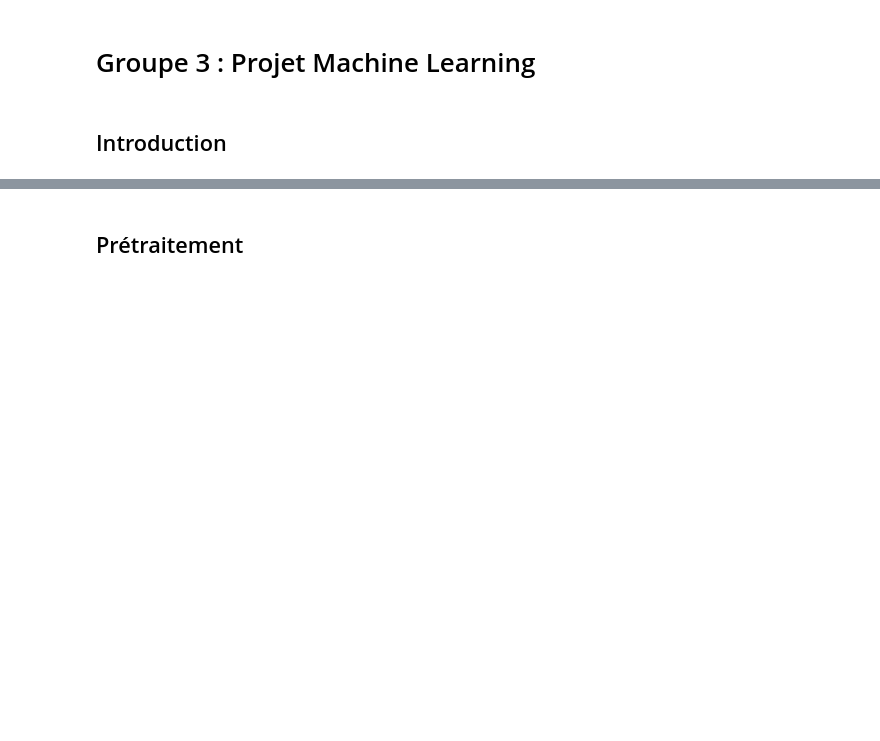
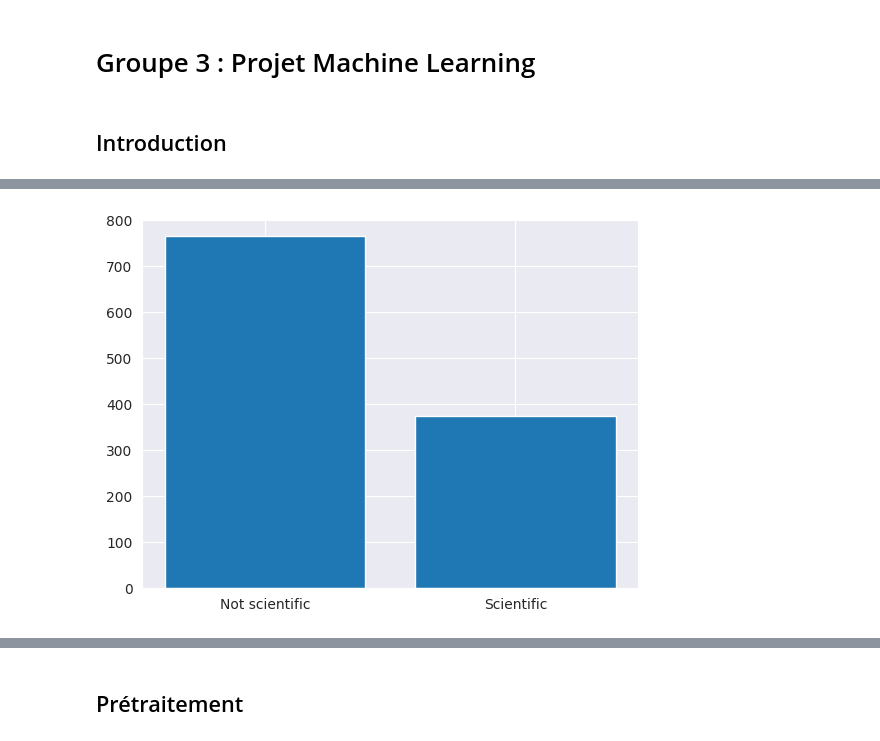
Before and after one commit to RaphaelRibes/machine-learning, a Jupyter notebook: notebook.ipynb, the cells around one changed output, grey strips where cells are left out. Saved outputs shown, nothing was run; the diff lists cells and outputs as text; code cells hidden in the pictures; blank space fills up the shorter version.

Commit message:
~notebook: data visualization

```diff
--- a/notebook.ipynb
+++ b/notebook.ipynb
@@ -11,0 +22,9 @@ import nltk
+# %%
+not_scientific = dataset.where(dataset['science_related'] == 0)
+scientific = dataset.where(dataset['science_related'] == 1)
+
+fig, ax = plt.subplots()
+ax.bar(['Not scientific', 'Scientific'], [not_scientific['tweet_id'].count(), scientific['tweet_id'].count()])
+plt.show()
+# %% [output]
+[figure, added]
```
Also changed, not shown: parts of 4 cells of this notebook.
